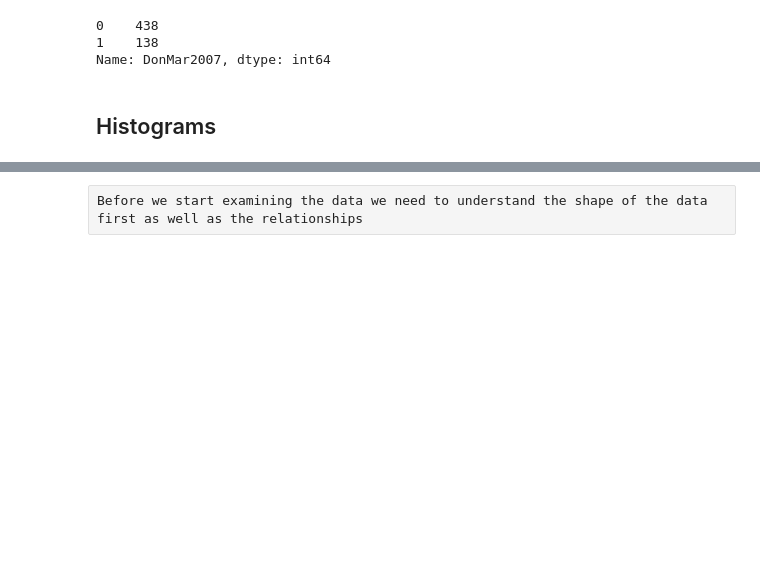
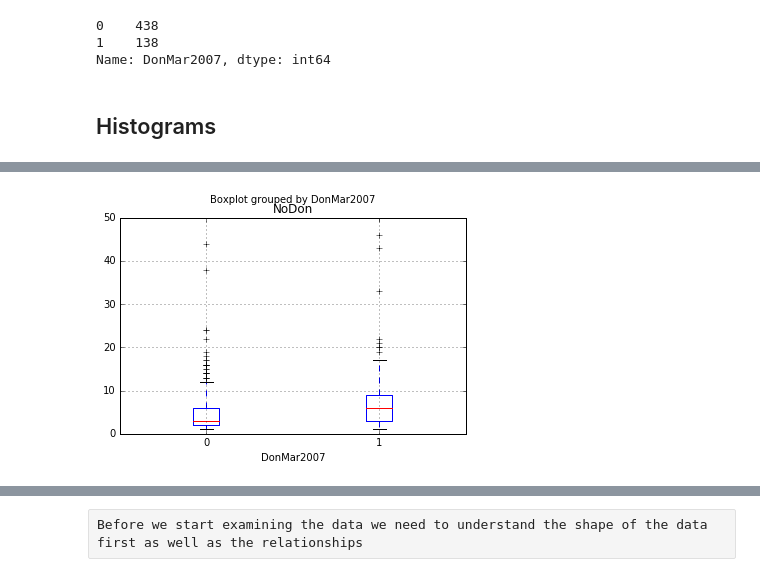
Before and after one commit to ukirderohit/Final-Project---Predict-Blood-Donations, a Jupyter notebook: Predict Blood Donation.ipynb, the cells around one changed output, grey strips where cells are left out. Cells and saved outputs as stored; diff of their text form; code cells hidden in the pictures; blank space fills up the shorter version.

```diff
--- a/Predict Blood Donation.ipynb
+++ b/Predict Blood Donation.ipynb
@@ -168,0 +177,6 @@ df.DonMar2007.value_counts().plot(kind='bar')
+# %%
+df.boxplot(column = "NoDon", by = "DonMar2007")
+plt.title('NoDon')
+plt.show()
+# %% [output]
+[figure, added]
```
Also changed, not shown: parts of 40 cells of this notebook.
